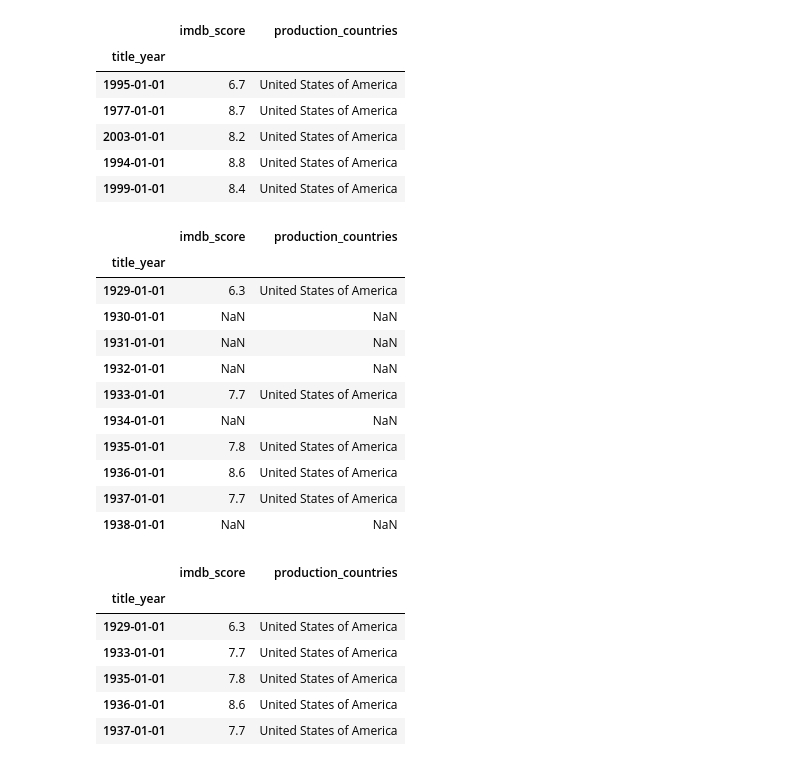
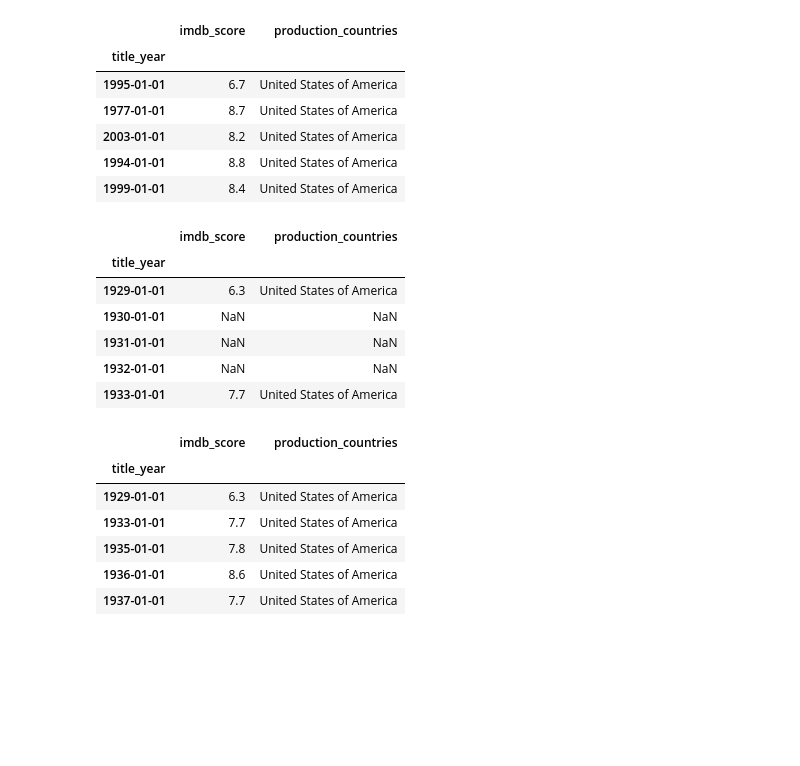
Before and after one commit to arianaroz/data-science-project-2019, a Jupyter notebook: project_working.ipynb, the cells around one changed output. Cells and saved outputs as stored; diff of their text form; code cells hidden in the pictures; blank space fills up the shorter version.

```diff
--- a/project_working.ipynb
+++ b/project_working.ipynb
@@ -335,25 +333,20 @@ usa.head()
 # %%
 #Adapted from https://stackoverflow.com/questions/57577805/my-non-numeric-columns-are-deleted-on-resample
 num = usa.select_dtypes('float64').columns
 non_num = usa.columns.difference(num)
 d = {**{x: 'mean' for x in num}, **{x: 'first' for x in non_num}}
 
 #resample the data to get the mean imbd score for each year while keeping the non-numerical data
 usa = usa.resample('AS').agg(d)
-usa.head(10)
+usa.head()
 # %% [output]
 |  | imdb_score | production_countries |
 | title_year |  |  |
 | 1929-01-01 | 6.3 | United States of America |
 | 1930-01-01 | NaN | NaN |
 | 1931-01-01 | NaN | NaN |
 | 1932-01-01 | NaN | NaN |
 | 1933-01-01 | 7.7 | United States of America |
-| 1934-01-01 | NaN | NaN |
-| 1935-01-01 | 7.8 | United States of America |
-| 1936-01-01 | 8.6 | United States of America |
-| 1937-01-01 | 7.7 | United States of America |
-| 1938-01-01 | NaN | NaN |
 # %%
 usa = usa.dropna()
 # %%
```
Also changed, not shown: parts of 50 cells of this notebook.
